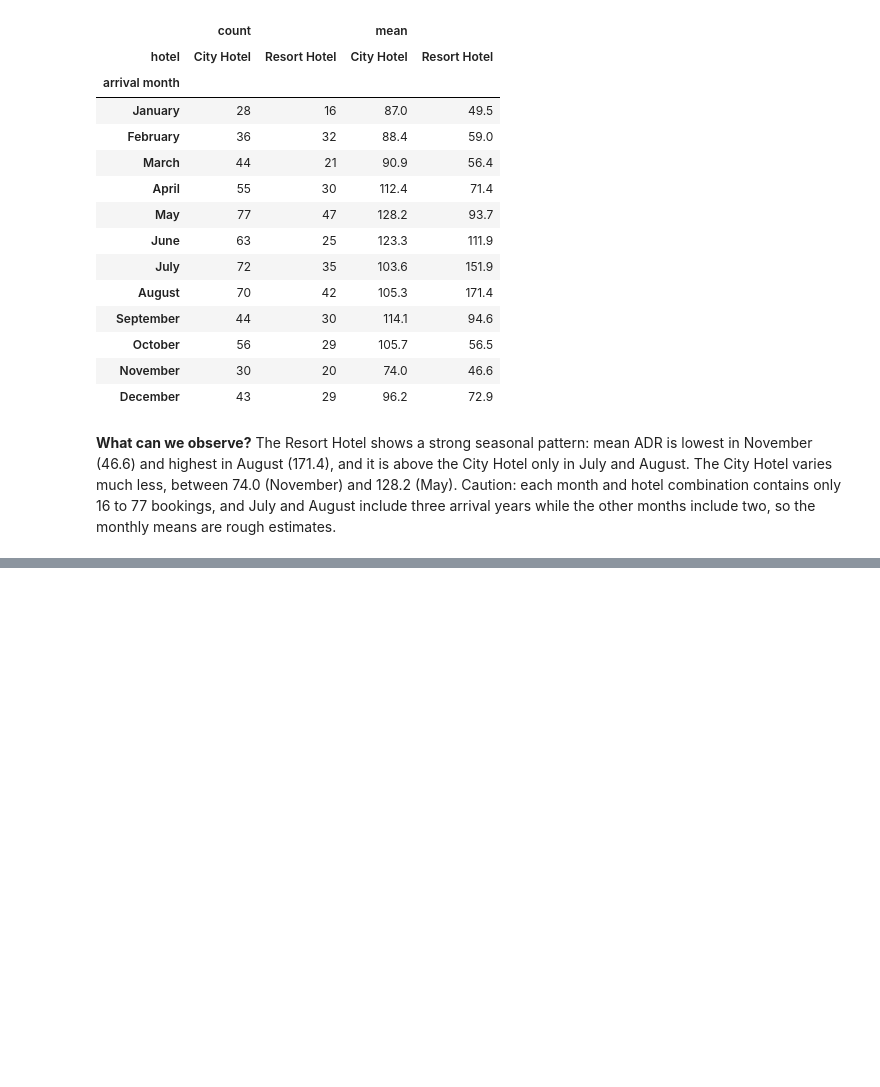
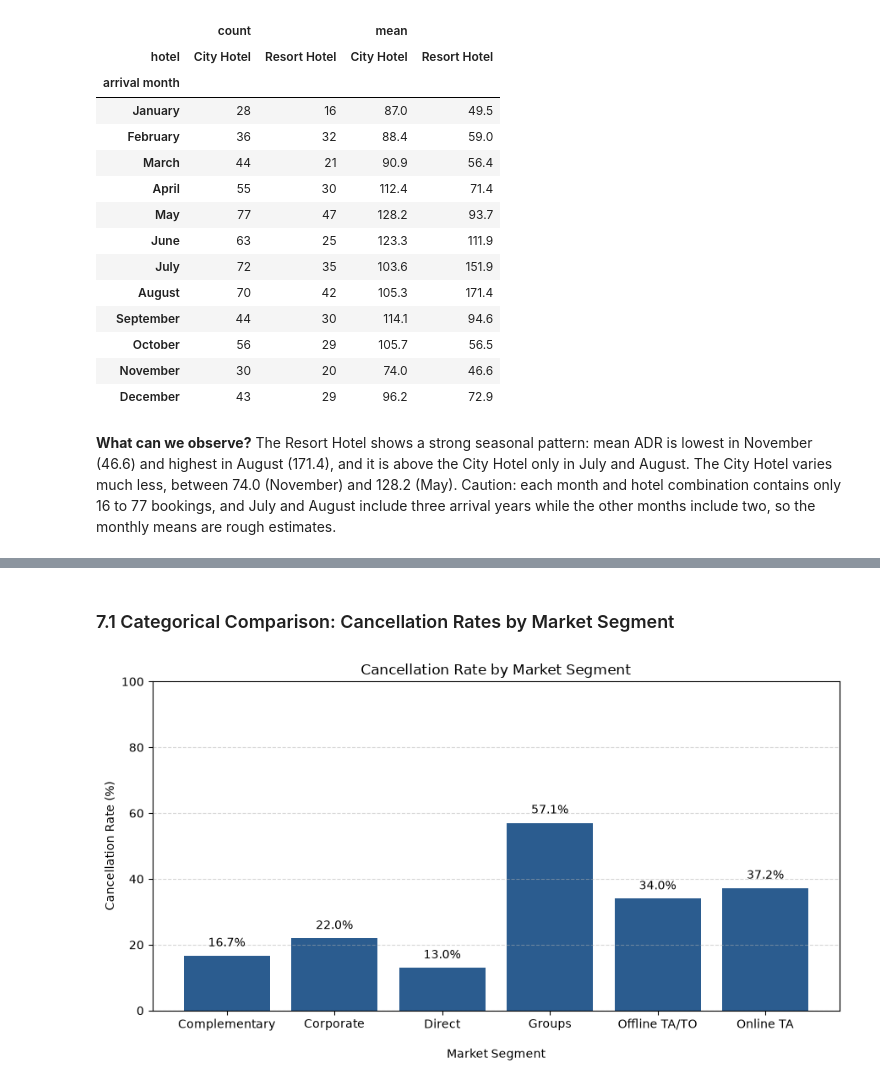
Before and after one commit to ElSnuso/Hotel-Booking-Data-Analysis, a Jupyter notebook: project.ipynb, the cells around one changed output, grey strips where cells are left out. Saved outputs shown, nothing was run; the diff lists cells and outputs as text; code cells hidden in the pictures; blank space fills up the shorter version.

Commit message:
categorical comparison

```diff
--- a/project.ipynb
+++ b/project.ipynb
@@ -430,0 +435,36 @@ display(month_table)
+# %% [markdown]
+### 7.1 Categorical Comparison: Cancellation Rates by Market Segment
+# %%
+market_cancel = (
+    df.groupby('market_segment')['is_canceled'].mean() * 100
+).reset_index()
+n_total = len(df)
+
+plt.figure(figsize=(9, 5))
+bars = plt.bar(
+    market_cancel['market_segment'],
+    market_cancel['is_canceled'],
+    color='#2b5c8f',
+)
+
+plt.title(f'Cancellation Rate by Market Segment')
+plt.xlabel('Market Segment', labelpad=15)
+plt.ylabel('Cancellation Rate (%)')
+plt.ylim(0, 100)
+plt.grid(axis='y', linestyle='--', alpha=0.5)
+
+for bar in bars:
+  yval = bar.get_height()
+  plt.text(
+      bar.get_x() + bar.get_width() / 2.0,
+      yval + 2,
+      f'{yval:.1f}%',
+      ha='center',
+      va='bottom',
+      fontsize=10,
+  )
+
+plt.tight_layout()
+plt.show()
+# %% [output]
+[figure, added]
```
Also changed, not shown: parts of 2 cells of this notebook.
